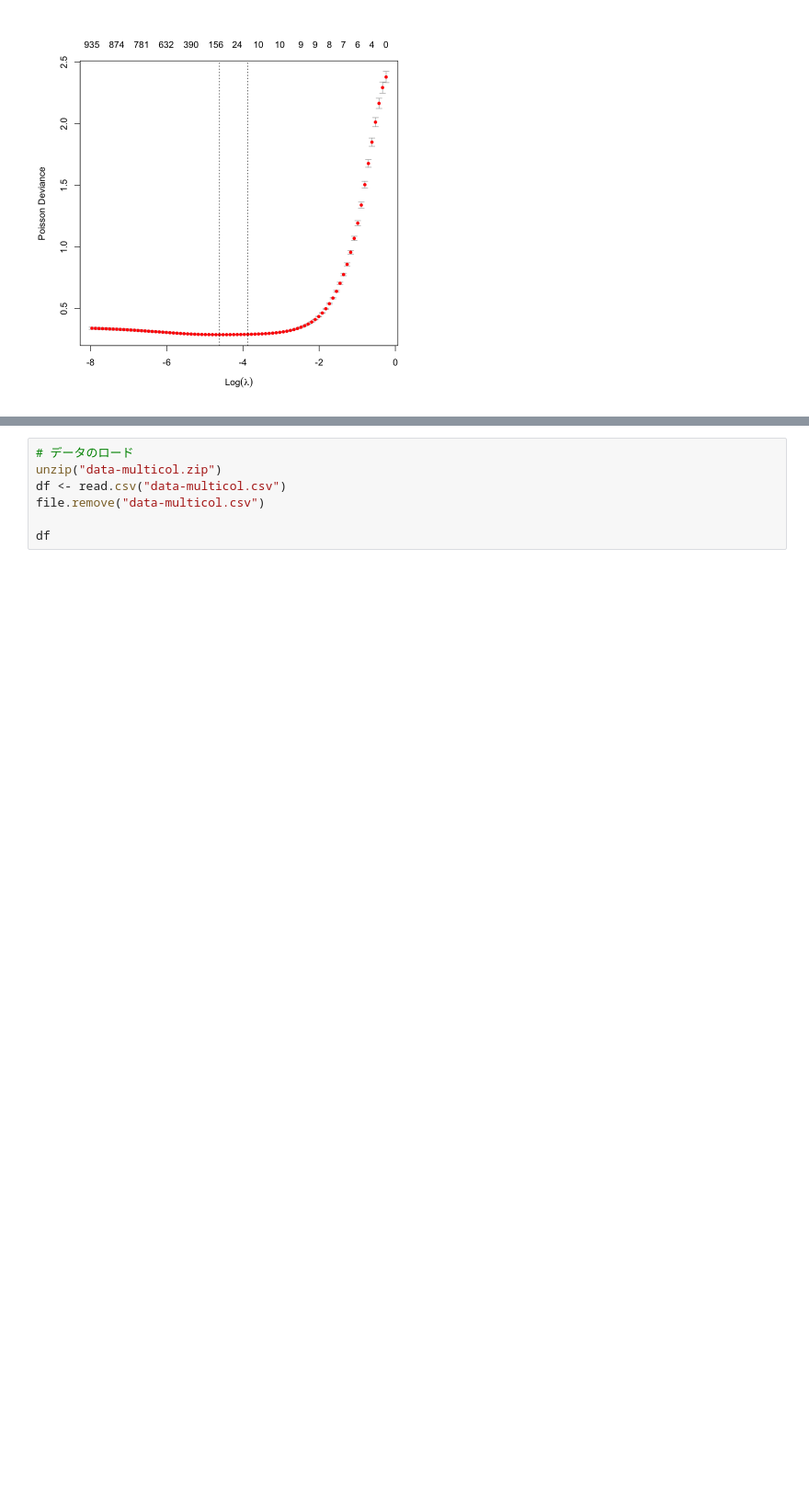
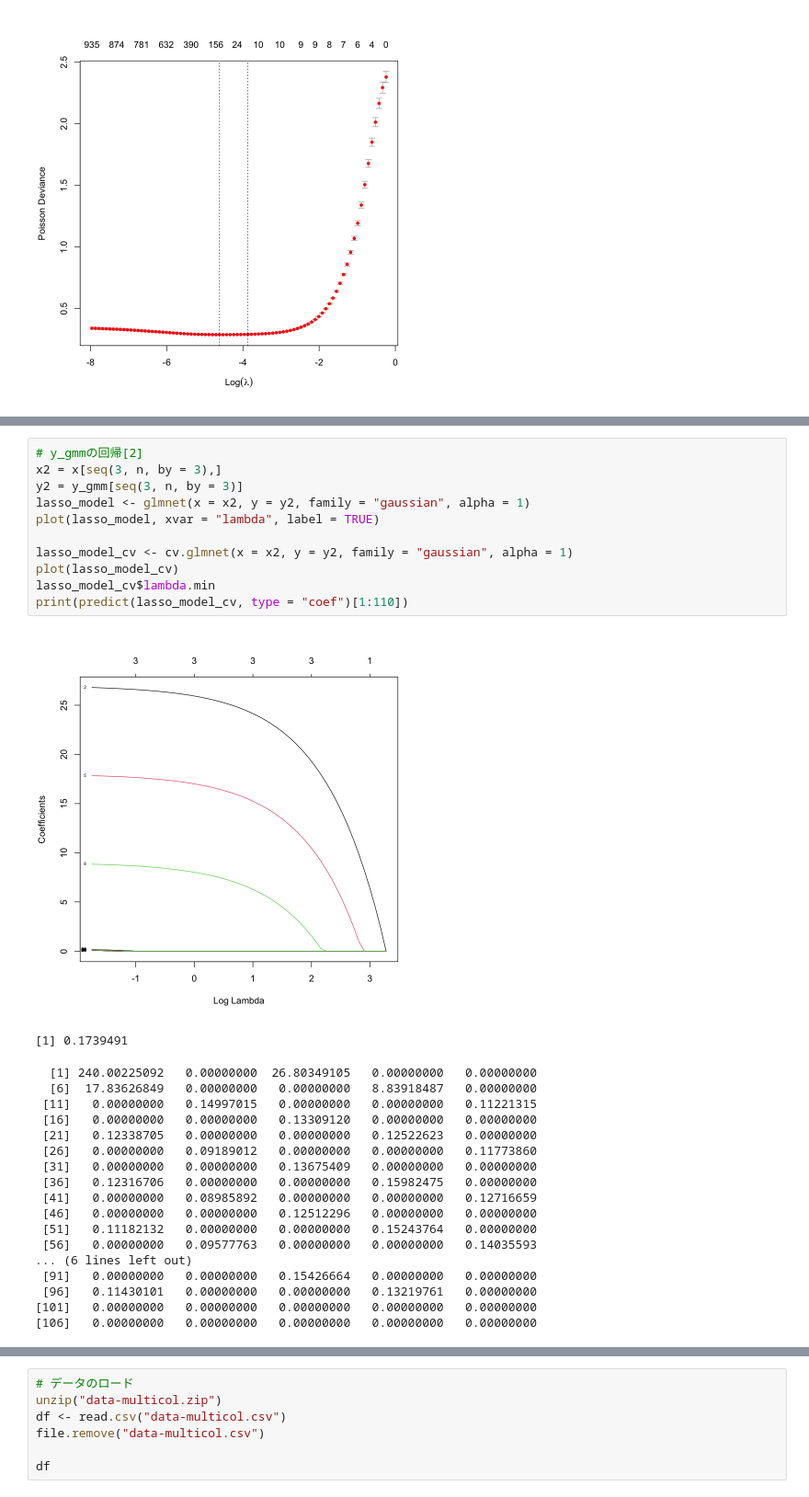
Before and after one commit to notfolder/R-datagen, a Jupyter notebook: R-regression.ipynb, the cells around one changed output, grey strips where cells are left out. Shown at 92% size. Saved outputs shown, nothing was run; the diff lists cells and outputs as text; blank space fills up the shorter version.

```diff
--- a/R-regression.ipynb
+++ b/R-regression.ipynb
@@ -150,0 +256,31 @@ print(predict(lasso_model_cv, type = "coef")[1:20])
+# %%
+# y_gmmの回帰[2]
+x2 = x[seq(3, n, by = 3),]
+y2 = y_gmm[seq(3, n, by = 3)]
+lasso_model <- glmnet(x = x2, y = y2, family = "gaussian", alpha = 1)
+plot(lasso_model, xvar = "lambda", label = TRUE)
+
+lasso_model_cv <- cv.glmnet(x = x2, y = y2, family = "gaussian", alpha = 1)
+plot(lasso_model_cv)
+lasso_model_cv$lambda.min
+print(predict(lasso_model_cv, type = "coef")[1:110])
+# %% [output]
+[figure, added]
+[1] 0.1739491
+  [1] 240.00225092   0.00000000  26.80349105   0.00000000   0.00000000
+  [6]  17.83626849   0.00000000   0.00000000   8.83918487   0.00000000
+ [11]   0.00000000   0.14997015   0.00000000   0.00000000   0.11221315
+ [16]   0.00000000   0.00000000   0.13309120   0.00000000   0.00000000
+ [21]   0.12338705   0.00000000   0.00000000   0.12522623   0.00000000
+ [26]   0.00000000   0.09189012   0.00000000   0.00000000   0.11773860
+ [31]   0.00000000   0.00000000   0.13675409   0.00000000   0.00000000
+ [36]   0.12316706   0.00000000   0.00000000   0.15982475   0.00000000
+ [41]   0.00000000   0.08985892   0.00000000   0.00000000   0.12716659
+ [46]   0.00000000   0.00000000   0.12512296   0.00000000   0.00000000
+ [51]   0.11182132   0.00000000   0.00000000   0.15243764   0.00000000
+ [56]   0.00000000   0.09577763   0.00000000   0.00000000   0.14035593
+... (6 lines left out)
+ [91]   0.00000000   0.00000000   0.15426664   0.00000000   0.00000000
+ [96]   0.11430101   0.00000000   0.00000000   0.13219761   0.00000000
+[101]   0.00000000   0.00000000   0.00000000   0.00000000   0.00000000
+[106]   0.00000000   0.00000000   0.00000000   0.00000000   0.00000000
```
Also changed, not shown: parts of 21 cells of this notebook, 1 other file.
